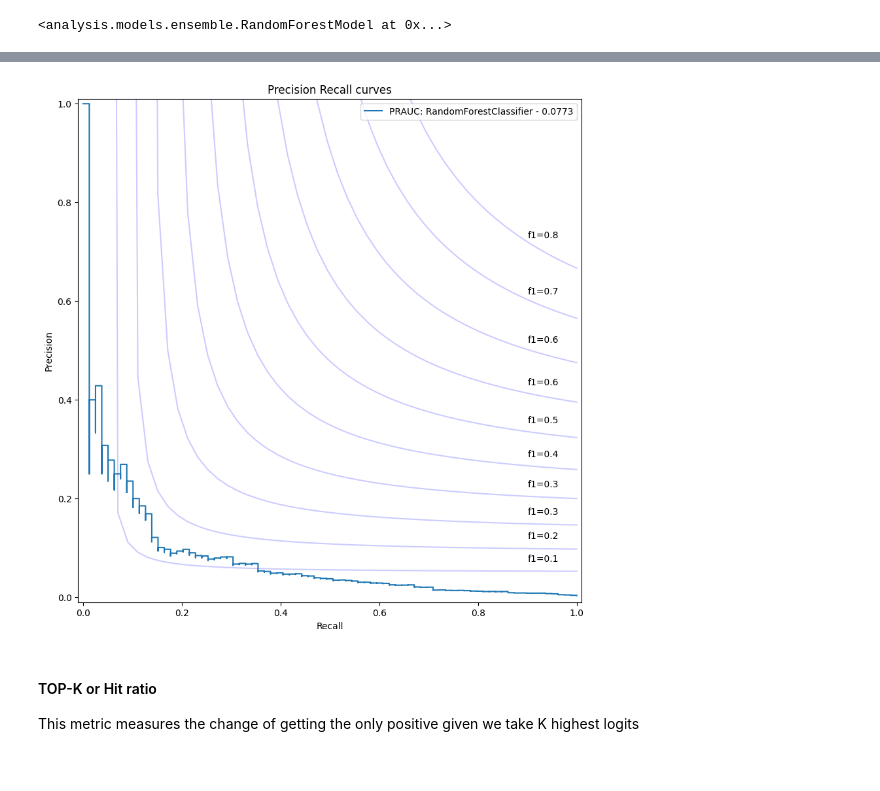
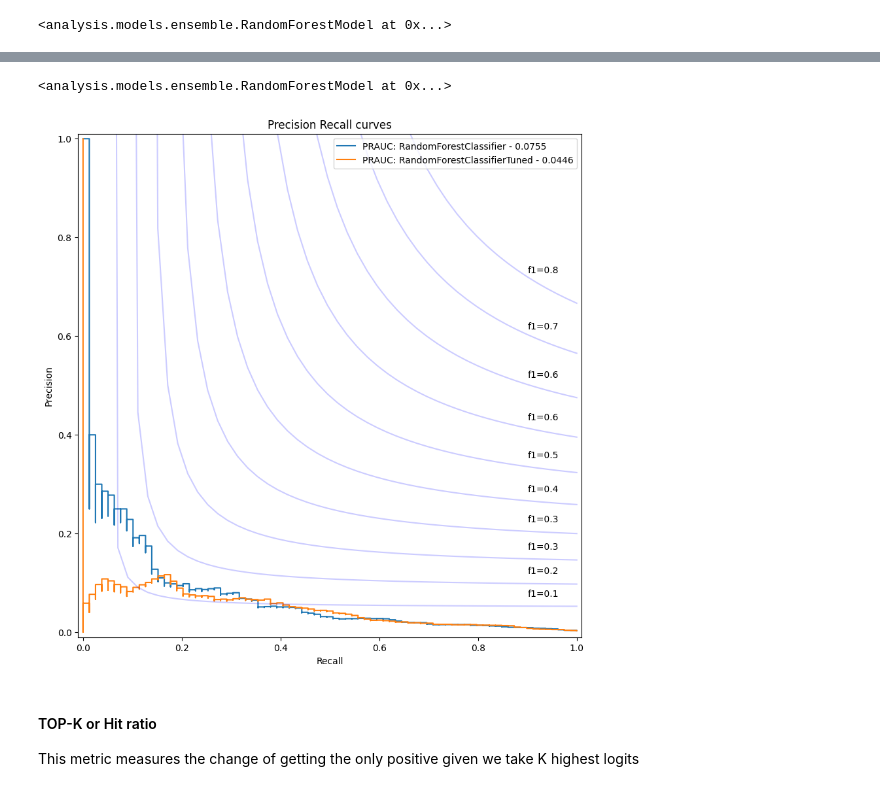
Before and after one commit to B0R0koko/pump-and-dump-prediction, a Jupyter notebook: src/analysis/research_notebook.ipynb, the cells around one changed output, grey strips where cells are left out. Saved outputs shown, nothing was run; the diff lists cells and outputs as text; code cells hidden in the pictures.

```diff
--- a/src/analysis/research_notebook.ipynb
+++ b/src/analysis/research_notebook.ipynb
@@ -404,15 +404,15 @@ sample: Sample = Sample.from_pandas(
 )
 
 model_rf = RandomForestModel(
-    params={
-        "criterion": "gini",
-        "n_estimators": 1000,
-        "max_depth": 5,
-        "n_jobs": -1,
-        "max_samples": .8
-    }
+    params={"criterion": "gini", "n_estimators": 1000, "max_depth": 5, "n_jobs": -1, "max_samples": .8}
 )
 
 model_rf.train(sample=sample)
 # %% [output]
 <analysis.models.ensemble.RandomForestModel at 0x...>
+# %%
+# optimize parameters a bit
+model_rf_tuned = RandomForestModel(
+    params={"criterion": "gini", "n_jobs": -1} # base parameters used along with optimized parameters
+)
+model_rf_tuned.optimize_hyperparameters(sample=sample, n_trials=20)
@@ -419,17 +437,26 @@ model_rf.train(sample=sample)
+# %%
+model_rf_tuned.train(sample=sample)
+# %% [output]
+<analysis.models.ensemble.RandomForestModel at 0x...>
 # %%
 from analysis.utils.graphs import plot_precision_recall
 from analysis.utils.columns import COL_TARGET
 
 
-probas_pred_rf: np.ndarray = model_rf.predict_proba(dataset=sample.get_dataset(ds_type=DatasetType.TEST))
-probas_pred_rf = probas_pred_rf[:, 1]
+test_dataset: Dataset = sample.get_dataset(ds_type=DatasetType.TEST)
+
+probas_pred_rf: np.ndarray = model_rf.predict_proba(dataset=test_dataset)[:, 1]
+probas_pred_rf_tuned: np.ndarray = model_rf_tuned.predict_proba(dataset=test_dataset)[:, 1]
 
 _ = plot_precision_recall(
     binary_true=sample.get_label(ds_type=DatasetType.TEST),
-    model_probas={"RandomForestClassifier": probas_pred_rf}
+    model_probas={
+        "RandomForestClassifier": probas_pred_rf,
+        "RandomForestClassifierTuned": probas_pred_rf_tuned
+    }
 )
 # %% [output]
-[figure, old version]
+[figure, new version]
 # %% [markdown]
 <h4>TOP-K or Hit ratio</h4>
 
```
Also changed, not shown: parts of 14 cells of this notebook.
